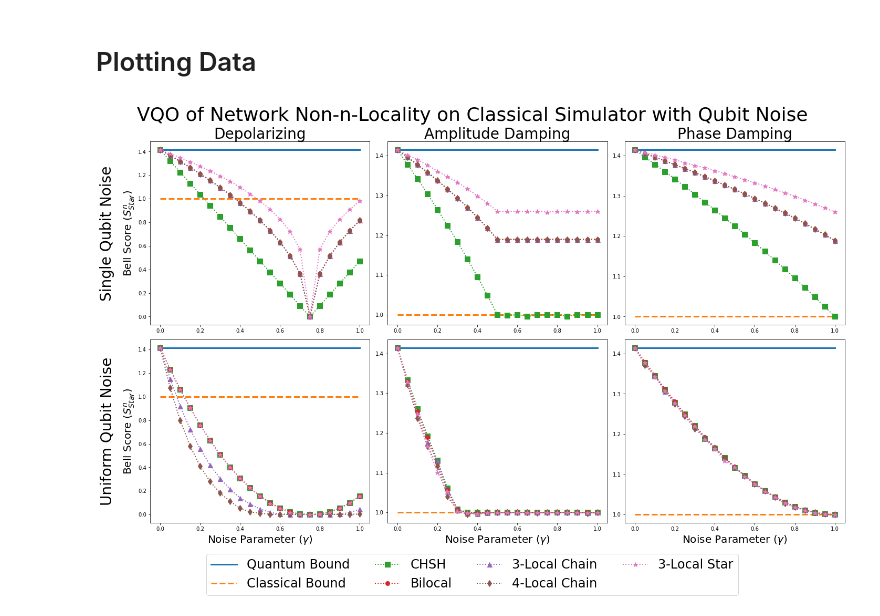
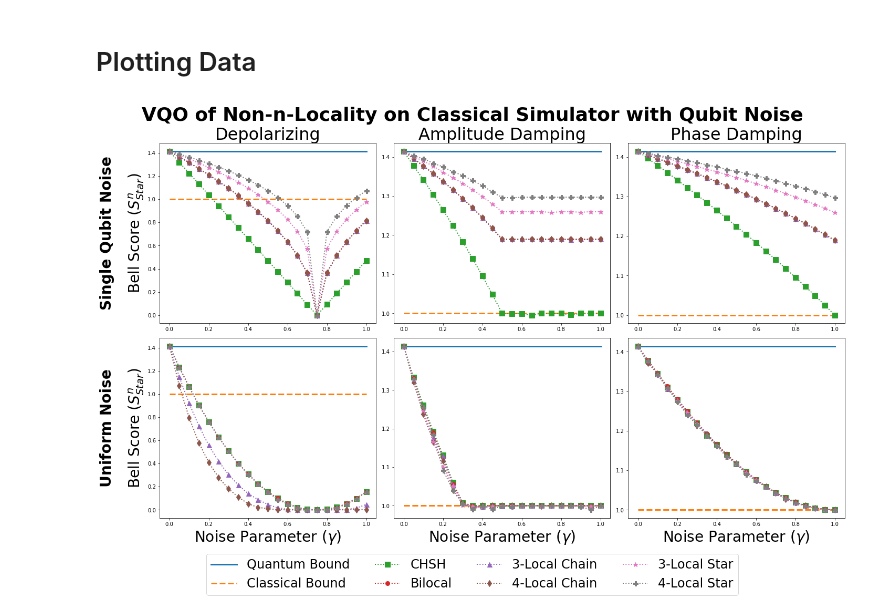
Before and after one commit to ChitambarLab/vqo-nonlocality-noisy-quantum-networks, a Jupyter notebook: notebook/noise_robustness_comparison.ipynb, the cells around one changed output. Saved outputs shown, nothing was run; the diff lists cells and outputs as text; code cells hidden in the pictures.

Commit message:
notebook visualizations

```diff
--- a/notebook/noise_robustness_comparison.ipynb
+++ b/notebook/noise_robustness_comparison.ipynb
@@ -580,6 +580,18 @@ max_n3_star_single_dep = [
     max(map(lambda opt_data: opt_data["max_scores"][i], n3_star_single_dep_data))
     for i in range(num_samples)
 ]
+
+n4_star_single_dep_data = [
+    src.analyze_data_one_param_scan(
+        src.get_data_files(star_single_dep_dir, regex)
+    )
+    for regex in n4_star_dep_regexes
+]
+
+max_n4_star_single_dep = [
+    max(map(lambda opt_data: opt_data["max_scores"][i], n4_star_single_dep_data))
+    for i in range(num_samples)
+]
 # %% [markdown]
 # Plotting Data
 # %%
@@ -587,7 +599,7 @@ fig, (
     (ax1, ax2, ax3), (ax4, ax5, ax6)
 ) = plt.subplots(2, 3, figsize=(20,12))
 
-fig.suptitle("VQO of Network Non-n-Locality on Classical Simulator with Qubit Noise", fontsize=36)
+fig.suptitle("VQO of Non-n-Locality on Classical Simulator with Qubit Noise", fontsize=36, fontweight="bold")
 
 num_samples = 21
 noise_params = np.arange(0,1.001,0.05)
@@ -598,8 +610,7 @@ axes = [ax1, ax2, ax3, ax4, ax5, ax6]
 
 single_dep = [
     max_chsh_single_dep, max_bilocal_single_dep, max_n3_chain_single_dep,
-    max_n4_chain_single_dep, max_n3_star_single_dep,
-#     max_n4_star_single_dep
+    max_n4_chain_single_dep, max_n3_star_single_dep, max_n4_star_single_dep
 ]
 
 single_ad = [
@@ -629,46 +640,47 @@ uniform_pd = [
 
 col_titles = ["Depolarizing", "Amplitude Damping", "Phase Damping"]
 data_sets = [single_dep, single_ad, single_pd, uniform_dep, uniform_ad, uniform_pd]
-row_labels = ["Single Qubit Noise", "Uniform Qubit Noise"]
+row_labels = ["Single Qubit Noise", "Uniform Noise"]
 
 
 for i in range(6):
     ax = axes[i]
 
     if i in [0,3]:
-        ax.set_ylabel(r"Bell Score ($S_{Star}^n$)", size=20)
+        ax.set_ylabel(r"Bell Score ($S_{Star}^n$)", size=28)
         ax.annotate(row_labels[i%2],
             xy=(-1, 0.5),
             xytext=(-ax.yaxis.labelpad,0),
             xycoords=ax.yaxis.label,
             textcoords='offset points',
             size=28,
             ha='center',
             va='center',
-            rotation=90
+            rotation=90,
+            fontweight="bold",
         )
     if i in [3,4,5]:
-        ax.set_xlabel(r"Noise Parameter ($\gamma$)", size=20)
+        ax.set_xlabel(r"Noise Parameter ($\gamma$)", size=28)
     if i in [0,1,2]:
-        ax.set_title(col_titles[i], size=28)
+        ax.set_title(col_titles[i], size=32)
 
     data = data_sets[i]
 
     ax.plot(noise_params, quantum_bound, linewidth=3, label="Quantum Bound")
     ax.plot(noise_params, classical_bound, "--", linewidth=3, label="Classical Bound")
 
     ax.plot(noise_params, data[0], ":s", linewidth=2, markersize=10, label="CHSH")
     ax.plot(noise_params, data[1], ":o", linewidth=2, markersize=8, label="Bilocal")
     ax.plot(noise_params, data[2], ":^", linewidth=2, markersize=9, label="3-Local Chain")
     ax.plot(noise_params, data[3], ":d", linewidth=2, markersize=9, label="4-Local Chain")
     ax.plot(noise_params, data[4], ":*", linewidth=2, markersize=9, label="3-Local Star")
-#     ax.plot(noise_params, data[5], label="4-Local Star")
+    ax.plot(noise_params, data[5], ":P", linewidth=2, markersize=9, label="4-Local Star")
 
     if i == 0:
         fig.legend(ncol=4, loc="lower center", fontsize=24, bbox_to_anchor=(0.5, -0.11))
 
 
 plt.tight_layout()
 plt.show()
 # %% [output]
-[figure, old version]
+[figure, new version]
```
Also changed, not shown: 2 other files.
